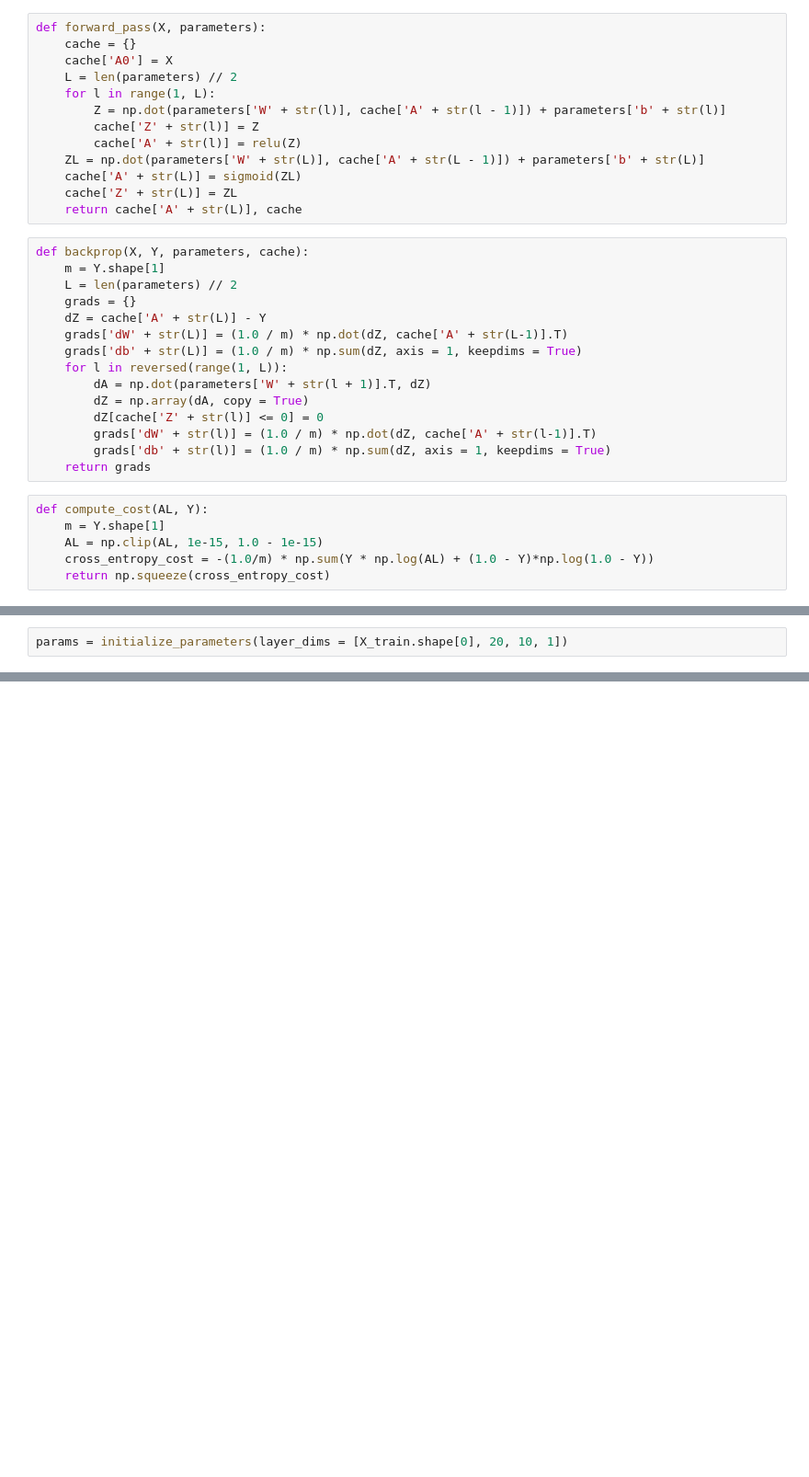
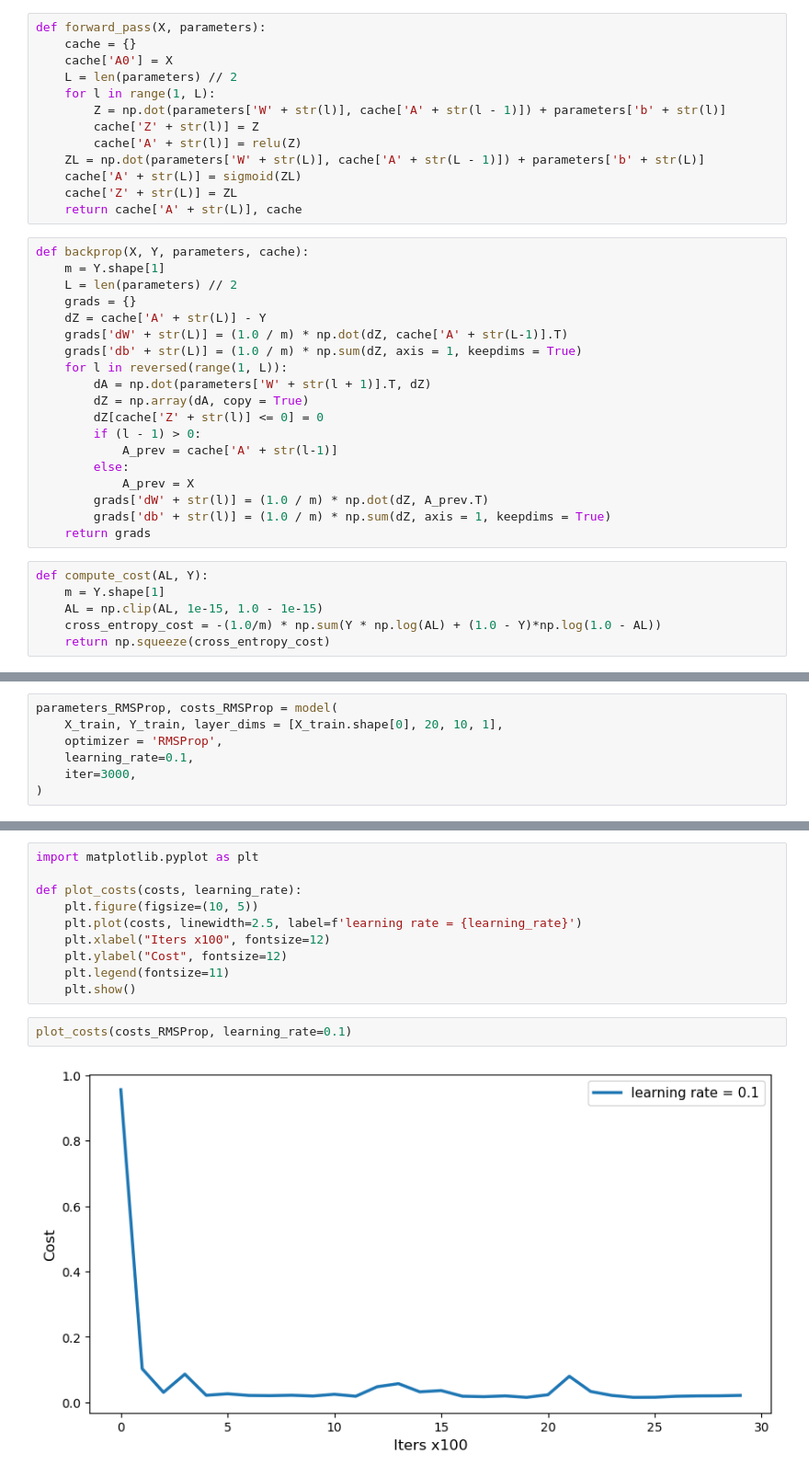
Before and after one commit to diasarziyev/Deep-Learning-Fundamentals, a Jupyter notebook: Optimization/DL_optimization.ipynb, the cells around one changed output, grey strips where cells are left out. Shown at 92% size. Drawn from its saved outputs; the diff is of its cells as text; blank space fills up the shorter version.

Commit message:
Finished training and checked various optimization results

```diff
--- a/Optimization/DL_optimization.ipynb
+++ b/Optimization/DL_optimization.ipynb
@@ -108,14 +112,18 @@ def backprop(X, Y, parameters, cache):
         dA = np.dot(parameters['W' + str(l + 1)].T, dZ)
         dZ = np.array(dA, copy = True)
         dZ[cache['Z' + str(l)] <= 0] = 0
-        grads['dW' + str(l)] = (1.0 / m) * np.dot(dZ, cache['A' + str(l-1)].T)
+        if (l - 1) > 0:
+            A_prev = cache['A' + str(l-1)]
+        else:
+            A_prev = X
+        grads['dW' + str(l)] = (1.0 / m) * np.dot(dZ, A_prev.T)
         grads['db' + str(l)] = (1.0 / m) * np.sum(dZ, axis = 1, keepdims = True)
     return grads
 # %%
 def compute_cost(AL, Y):
     m = Y.shape[1]
     AL = np.clip(AL, 1e-15, 1.0 - 1e-15)
-    cross_entropy_cost = -(1.0/m) * np.sum(Y * np.log(AL) + (1.0 - Y)*np.log(1.0 - Y))
+    cross_entropy_cost = -(1.0/m) * np.sum(Y * np.log(AL) + (1.0 - Y)*np.log(1.0 - AL))
     return np.squeeze(cross_entropy_cost)
 # %%
 from sklearn.model_selection import train_test_split
@@ -130,2 +174,7 @@ print(f'Test Set Shapes - X: {X_test.shape}, Y: {Y_test.shape}')
 # %%
-params = initialize_parameters(layer_dims = [X_train.shape[0], 20, 10, 1])
+parameters_RMSProp, costs_RMSProp = model(
+    X_train, Y_train, layer_dims = [X_train.shape[0], 20, 10, 1],
+    optimizer = 'RMSProp',
+    learning_rate=0.1,
+    iter=3000,
+)
@@ -166,0 +212,14 @@ def model(X, Y, layer_dims, optimizer, learning_rate = 0.01, iter = 3000, beta1
+# %%
+import matplotlib.pyplot as plt
+
+def plot_costs(costs, learning_rate):
+    plt.figure(figsize=(10, 5))
+    plt.plot(costs, linewidth=2.5, label=f'learning rate = {learning_rate}')
+    plt.xlabel("Iters x100", fontsize=12)
+    plt.ylabel("Cost", fontsize=12)
+    plt.legend(fontsize=11)
+    plt.show()
+# %%
+plot_costs(costs_RMSProp, learning_rate=0.1)
+# %% [output]
+[figure, added]
```
Also changed, not shown: parts of 11 cells of this notebook.
